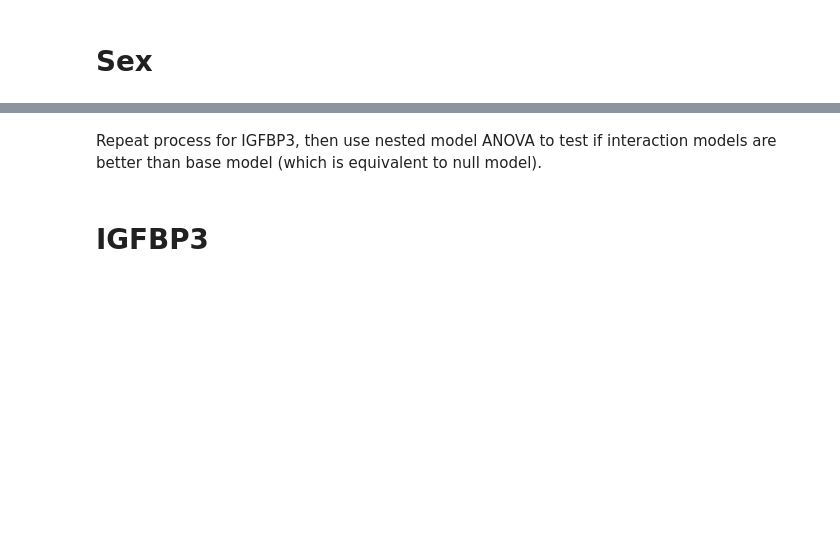
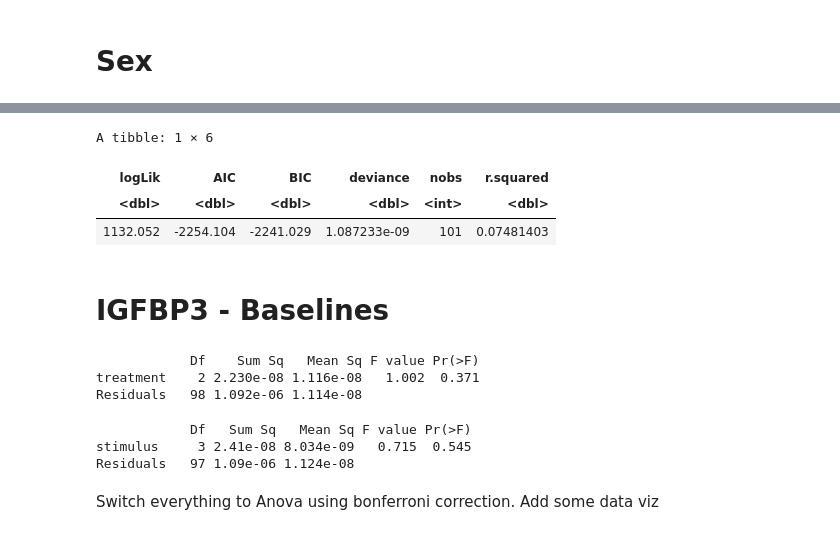
Before and after one commit to samson-bakos/Rodent-Neuro-Analysis, a Jupyter notebook: expl_notebook.ipynb, the cells around one changed output, grey strips where cells are left out. Saved outputs shown, nothing was run; the diff lists cells and outputs as text; code cells hidden in the pictures; blank space fills up the shorter version.

```diff
--- a/expl_notebook.ipynb
+++ b/expl_notebook.ipynb
@@ -78,5 +110,4 @@ A tibble: 3 × 5
 # %%
-lm_igf1_stim <- lm(IGF1 ~ stimulus, data)
-tidy(lm_igf1_stim)
-#Pressure Significant?
+igf1_stim <- aov(IGF1 ~ stimulus, data)
+summary(igf1_stim)
 # %% [output]
@@ -104,4 +119,25 @@ A tibble: 1 × 12
-# %% [markdown]
-Repeat process for IGFBP3, then use nested model ANOVA to test if interaction models are better than base model (which is equivalent to null model).
+# %%
+glance(igf1_stim)
+# %% [output]
+A tibble: 1 × 6
+| logLik | AIC | BIC | deviance | nobs | r.squared |
+| <dbl> | <dbl> | <dbl> | <dbl> | <int> | <dbl> |
+| 1132.052 | -2254.104 | -2241.029 | 1.087233e-09 | 101 | 0.07481403 |
 # %% [markdown]
-# IGFBP3
+# IGFBP3 - Baselines
+# %%
+igfbp3_treat <- aov(IGFBP3~ treatment, data)
+summary(igfbp3_treat)
+# %% [output]
+            Df    Sum Sq   Mean Sq F value Pr(>F)
+treatment    2 2.230e-08 1.116e-08   1.002  0.371
+Residuals   98 1.092e-06 1.114e-08
+# %%
+igfbp3_stim <- aov(IGFBP3~ stimulus, data)
+summary(igfbp3_stim)
+# %% [output]
+            Df   Sum Sq   Mean Sq F value Pr(>F)
+stimulus     3 2.41e-08 8.034e-09   0.715  0.545
+Residuals   97 1.09e-06 1.124e-08
+# %% [markdown]
+Switch everything to Anova using bonferroni correction. Add some data viz
```
Also changed, not shown: parts of 10 cells of this notebook.
